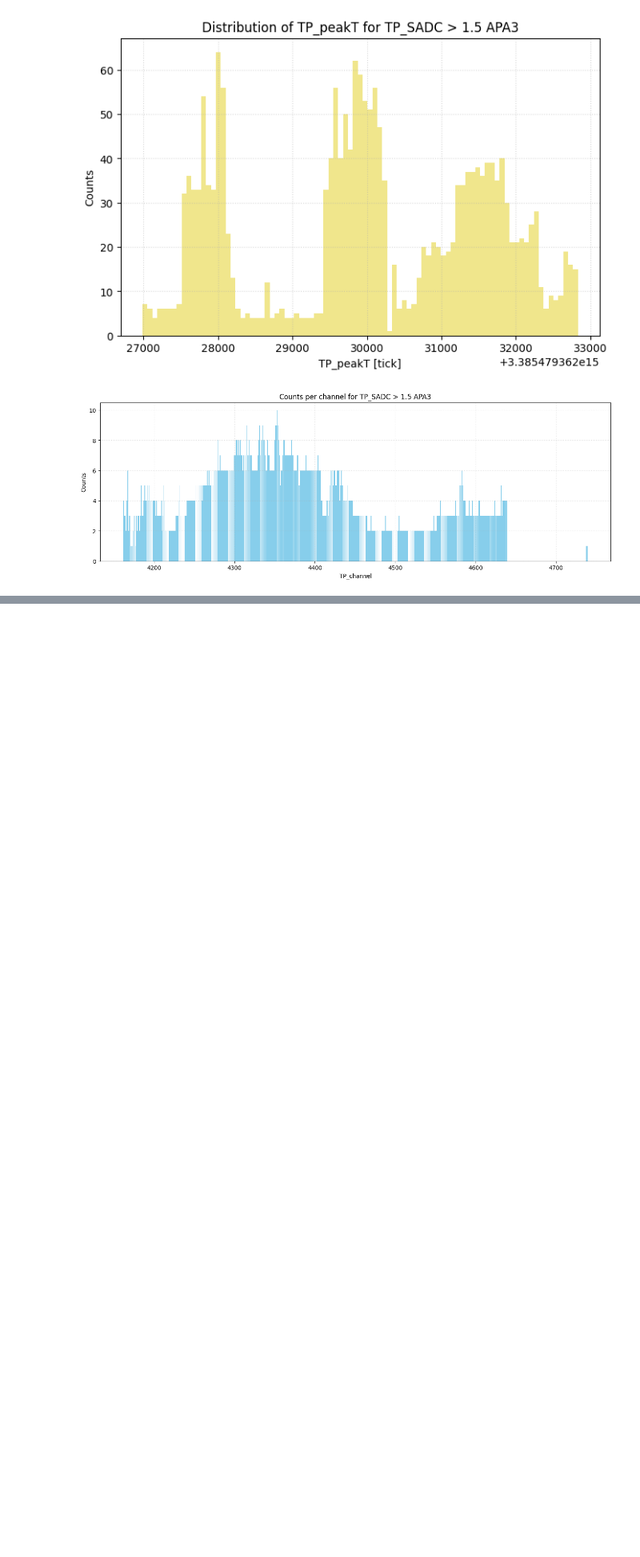
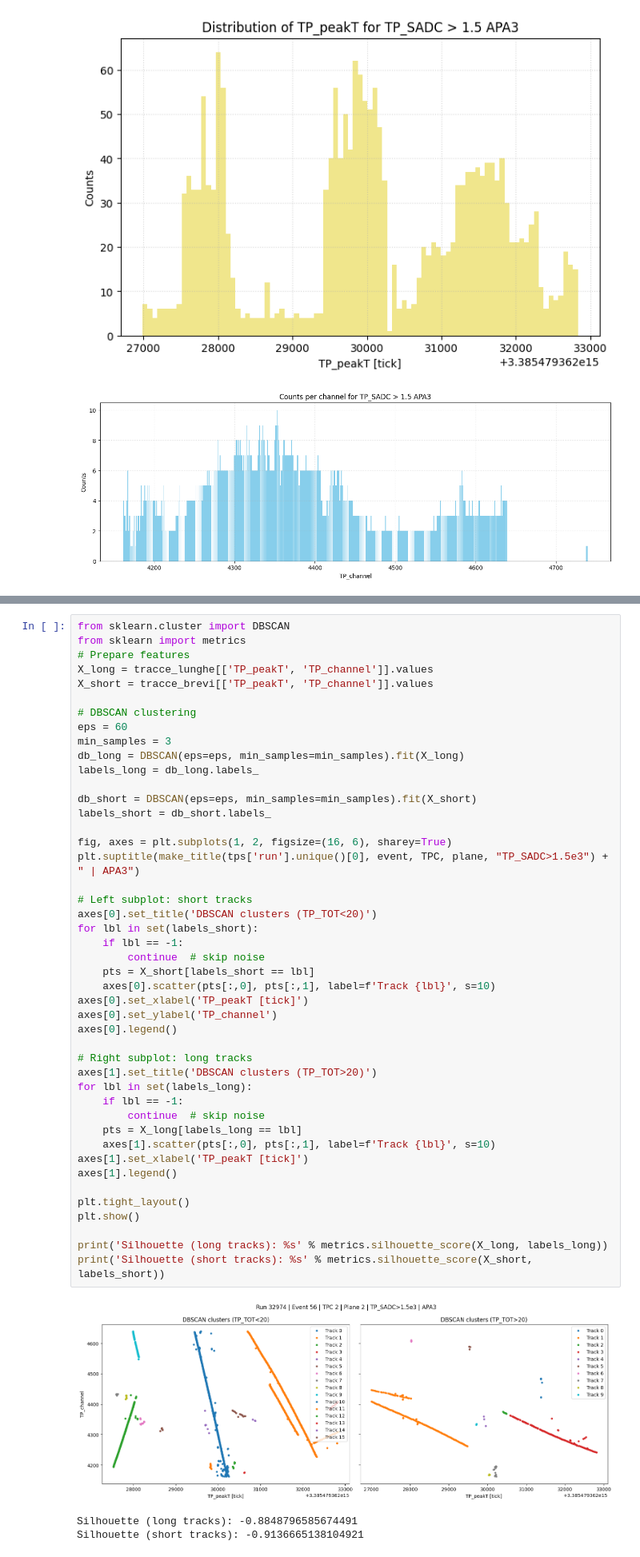
Before and after one commit to JuliaFavaro/SS25_TP_ProtoDUNE, a Jupyter notebook: src/RUN_test event_run_TPC.ipynb, the cells around one changed output, grey strips where cells are left out. Shown at 80% size. Cells and saved outputs as stored; diff of their text form; blank space fills up the shorter version.

Commit message:
Clustering

```diff
--- a/src/RUN_test event_run_TPC.ipynb
+++ b/src/RUN_test event_run_TPC.ipynb
@@ -577,0 +444,49 @@ def plot_visible_energy_per_APA(apa_energy, bins=80, title_suffix=""):
+# %%
+from sklearn.cluster import DBSCAN
+from sklearn import metrics
+# Prepare features
+X_long = tracce_lunghe[['TP_peakT', 'TP_channel']].values
+X_short = tracce_brevi[['TP_peakT', 'TP_channel']].values
+
+# DBSCAN clustering
+eps = 60
+min_samples = 3
+db_long = DBSCAN(eps=eps, min_samples=min_samples).fit(X_long)
+labels_long = db_long.labels_
+
+db_short = DBSCAN(eps=eps, min_samples=min_samples).fit(X_short)
+labels_short = db_short.labels_
+
+fig, axes = plt.subplots(1, 2, figsize=(16, 6), sharey=True)
+plt.suptitle(make_title(tps['run'].unique()[0], event, TPC, plane, "TP_SADC>1.5e3") + " | APA3")
+
+# Left subplot: short tracks
+axes[0].set_title('DBSCAN clusters (TP_TOT<20)')
+for lbl in set(labels_short):
+    if lbl == -1:
+        continue  # skip noise
+    pts = X_short[labels_short == lbl]
+    axes[0].scatter(pts[:,0], pts[:,1], label=f'Track {lbl}', s=10)
+axes[0].set_xlabel('TP_peakT [tick]')
+axes[0].set_ylabel('TP_channel')
+axes[0].legend()
+
+# Right subplot: long tracks
+axes[1].set_title('DBSCAN clusters (TP_TOT>20)')
+for lbl in set(labels_long):
+    if lbl == -1:
+        continue  # skip noise
+    pts = X_long[labels_long == lbl]
+    axes[1].scatter(pts[:,0], pts[:,1], label=f'Track {lbl}', s=10)
+axes[1].set_xlabel('TP_peakT [tick]')
+axes[1].legend()
+
+plt.tight_layout()
+plt.show()
+
+print('Silhouette (long tracks): %s' % metrics.silhouette_score(X_long, labels_long))
+print('Silhouette (short tracks): %s' % metrics.silhouette_score(X_short, labels_short))
+# %% [output]
+[figure, added]
+Silhouette (long tracks): -0.8848796585674491
+Silhouette (short tracks): -0.9136665138104921
```
Also changed, not shown: parts of 11 cells of this notebook.
